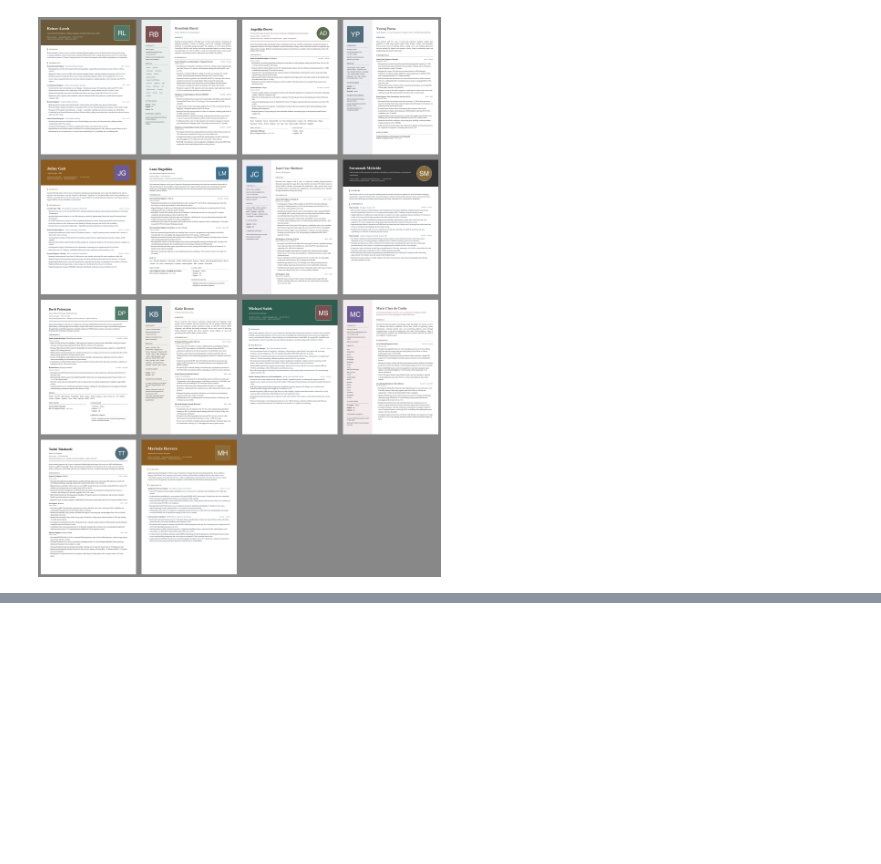
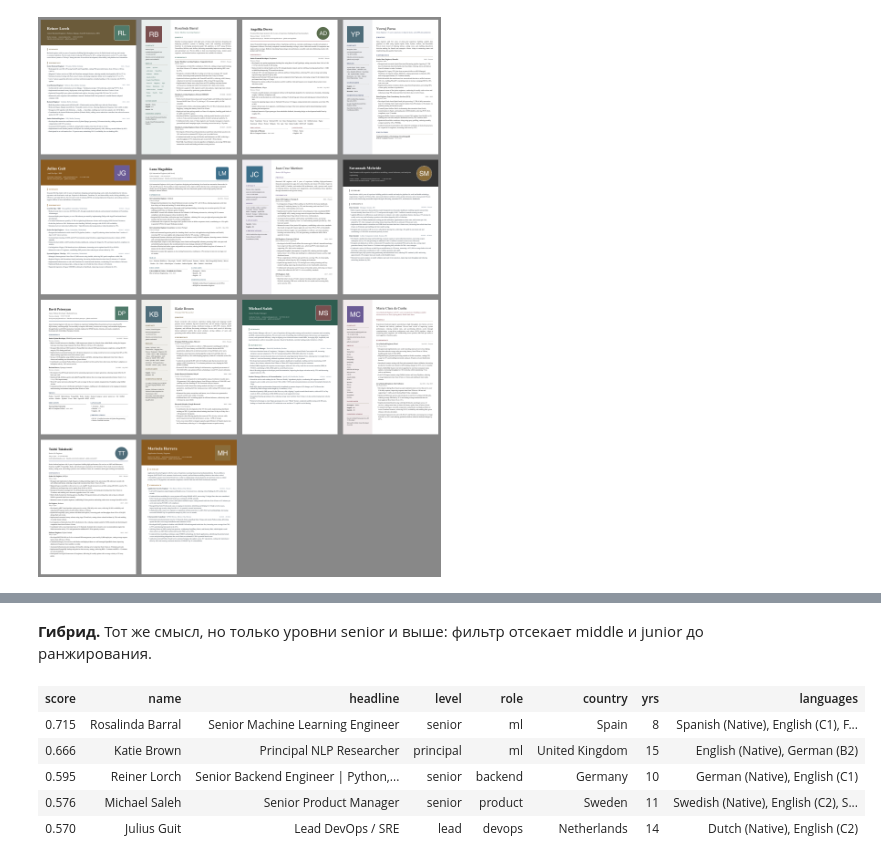
Before and after one commit to ananasDDA/cv-screener, a Jupyter notebook: demo.ipynb, the cells around one changed output, grey strips where cells are left out. Saved outputs shown, nothing was run; the diff lists cells and outputs as text; code cells hidden in the pictures; blank space fills up the shorter version.

```diff
--- a/demo.ipynb
+++ b/demo.ipynb
@@ -165,0 +224,12 @@ display(sheet)
+# %% [markdown]
+**Гибрид.** Тот же смысл, но только уровни senior и выше: фильтр отсекает middle и junior до ранжирования.
+# %%
+show(idx.search("machine learning research and production ML systems",
+                Filters(seniority=["senior", "lead", "principal"]), k=5))
+# %% [output]
+| score | name | headline | level | role | country | yrs | languages |
+| 0.715 | Rosalinda Barral | Senior Machine Learning Engineer | senior | ml | Spain | 8 | Spanish (Native), English (C1), F... |
+| 0.666 | Katie Brown | Principal NLP Researcher | principal | ml | United Kingdom | 15 | English (Native), German (B2) |
+| 0.595 | Reiner Lorch | Senior Backend Engineer | Python,... | senior | backend | Germany | 10 | German (Native), English (C1) |
+| 0.576 | Michael Saleh | Senior Product Manager | senior | product | Sweden | 11 | Swedish (Native), English (C2), S... |
+| 0.570 | Julius Guit | Lead DevOps / SRE | lead | devops | Netherlands | 14 | Dutch (Native), English (C2) |
```
Also changed, not shown: parts of 12 cells of this notebook, 3 other files.
